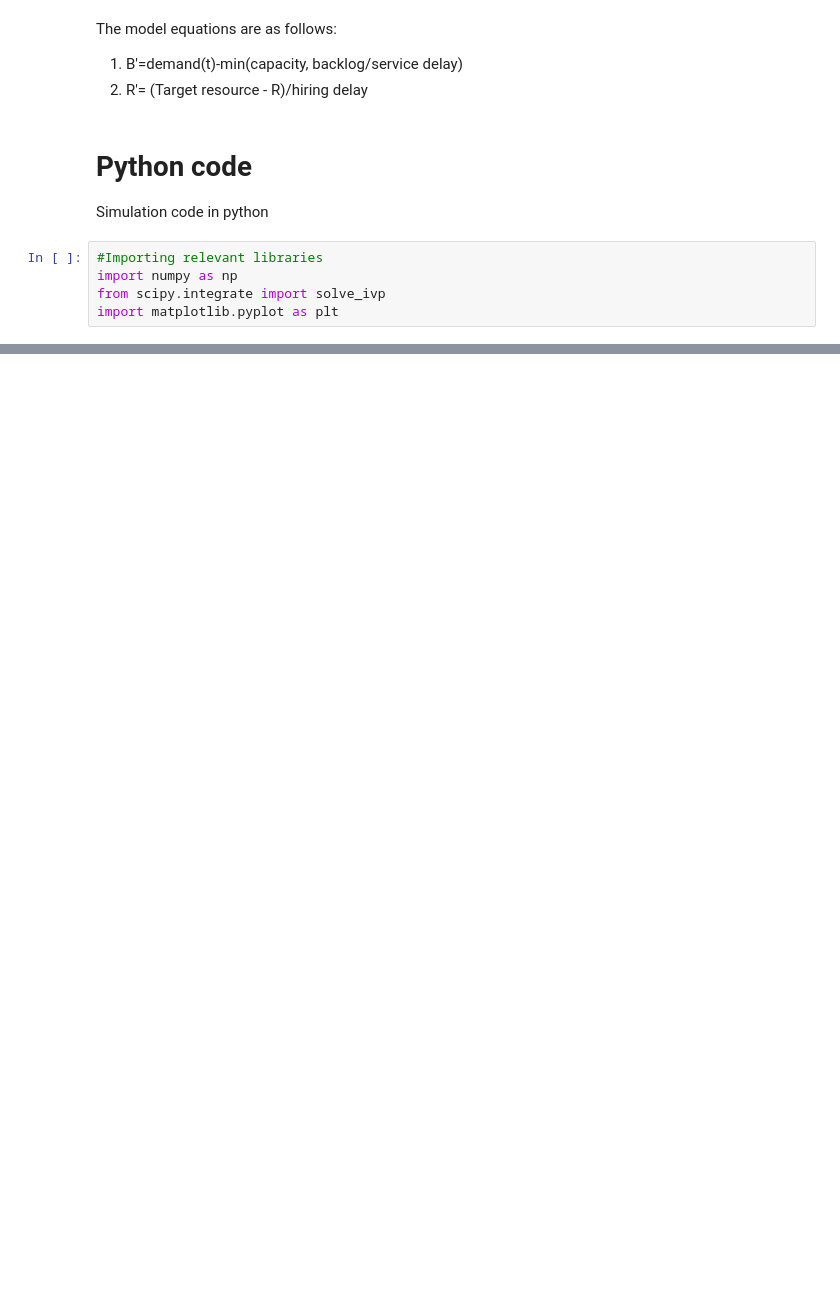
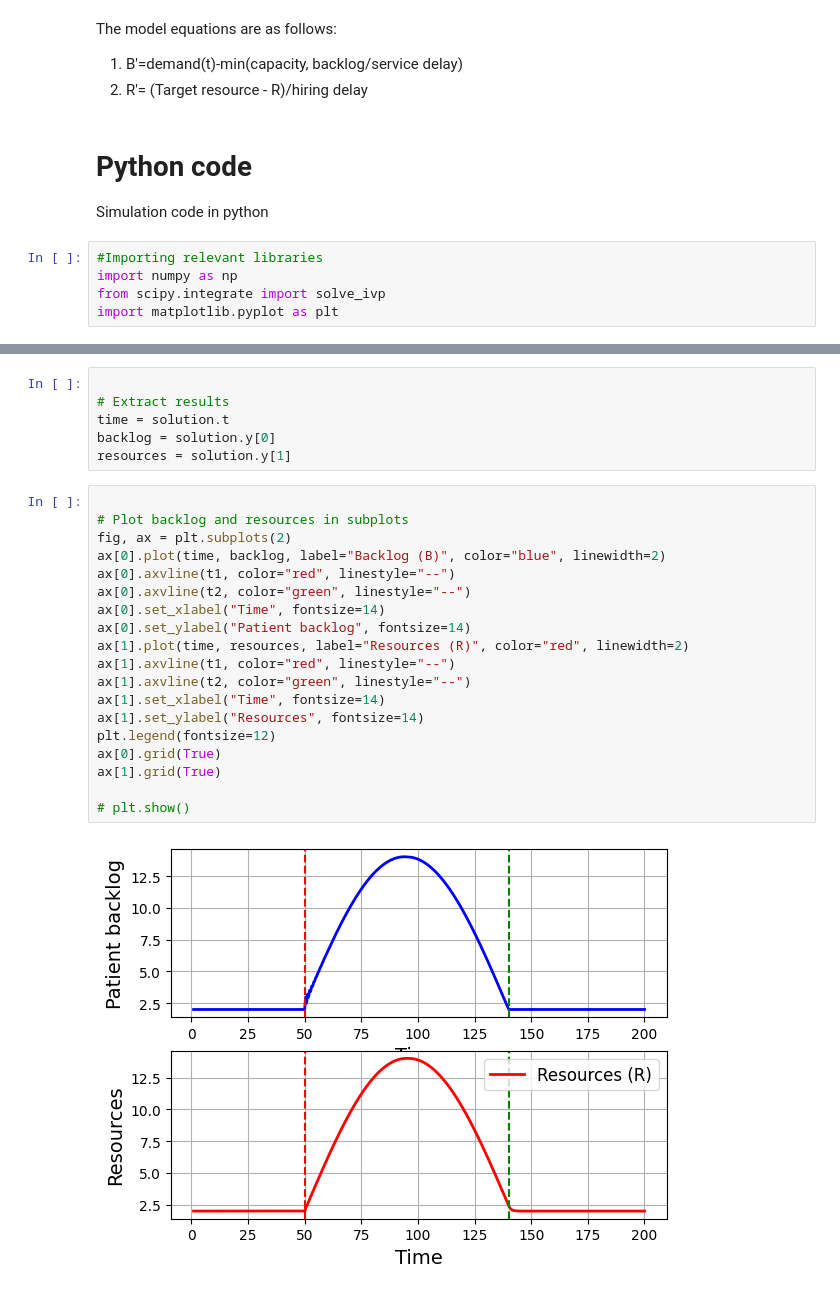
Before and after one commit to shakir507/BacklogModels, a Jupyter notebook: ServiceBacklogModel.ipynb, the cells around one changed output, grey strips where cells are left out. Cells and saved outputs as stored; diff of their text form; blank space fills up the shorter version.

```diff
--- a/ServiceBacklogModel.ipynb
+++ b/ServiceBacklogModel.ipynb
@@ -153,0 +211,27 @@ plt.show()
+# %%
+
+# Extract results
+time = solution.t
+backlog = solution.y[0]
+resources = solution.y[1]
+# %%
+
+# Plot backlog and resources in subplots
+fig, ax = plt.subplots(2)
+ax[0].plot(time, backlog, label="Backlog (B)", color="blue", linewidth=2)
+ax[0].axvline(t1, color="red", linestyle="--")
+ax[0].axvline(t2, color="green", linestyle="--")
+ax[0].set_xlabel("Time", fontsize=14)
+ax[0].set_ylabel("Patient backlog", fontsize=14)
+ax[1].plot(time, resources, label="Resources (R)", color="red", linewidth=2)
+ax[1].axvline(t1, color="red", linestyle="--")
+ax[1].axvline(t2, color="green", linestyle="--")
+ax[1].set_xlabel("Time", fontsize=14)
+ax[1].set_ylabel("Resources", fontsize=14)
+plt.legend(fontsize=12)
+ax[0].grid(True)
+ax[1].grid(True)
+
+# plt.show()
+# %% [output]
+[figure, added]
```
Also changed, not shown: parts of 16 cells of this notebook.
